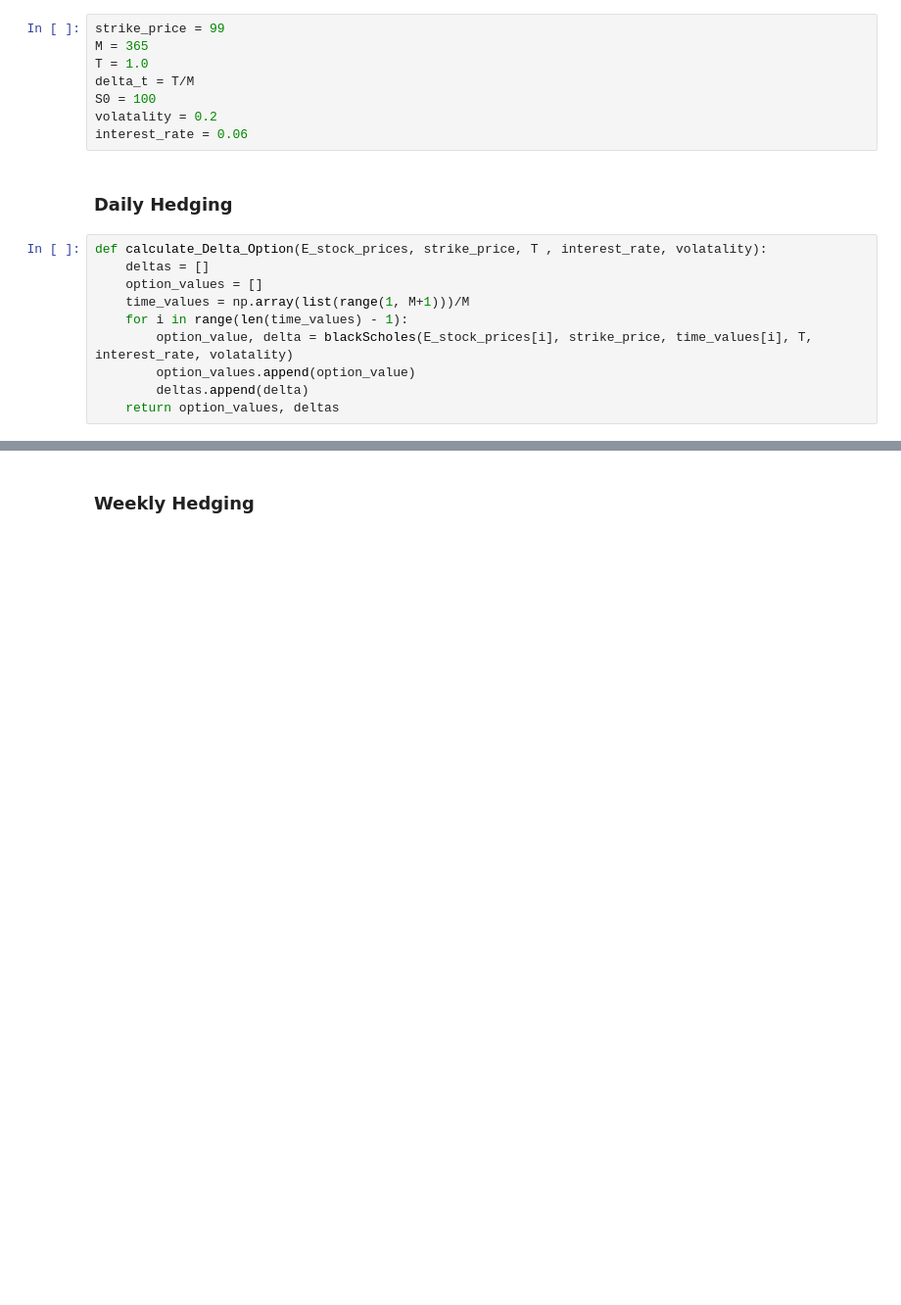
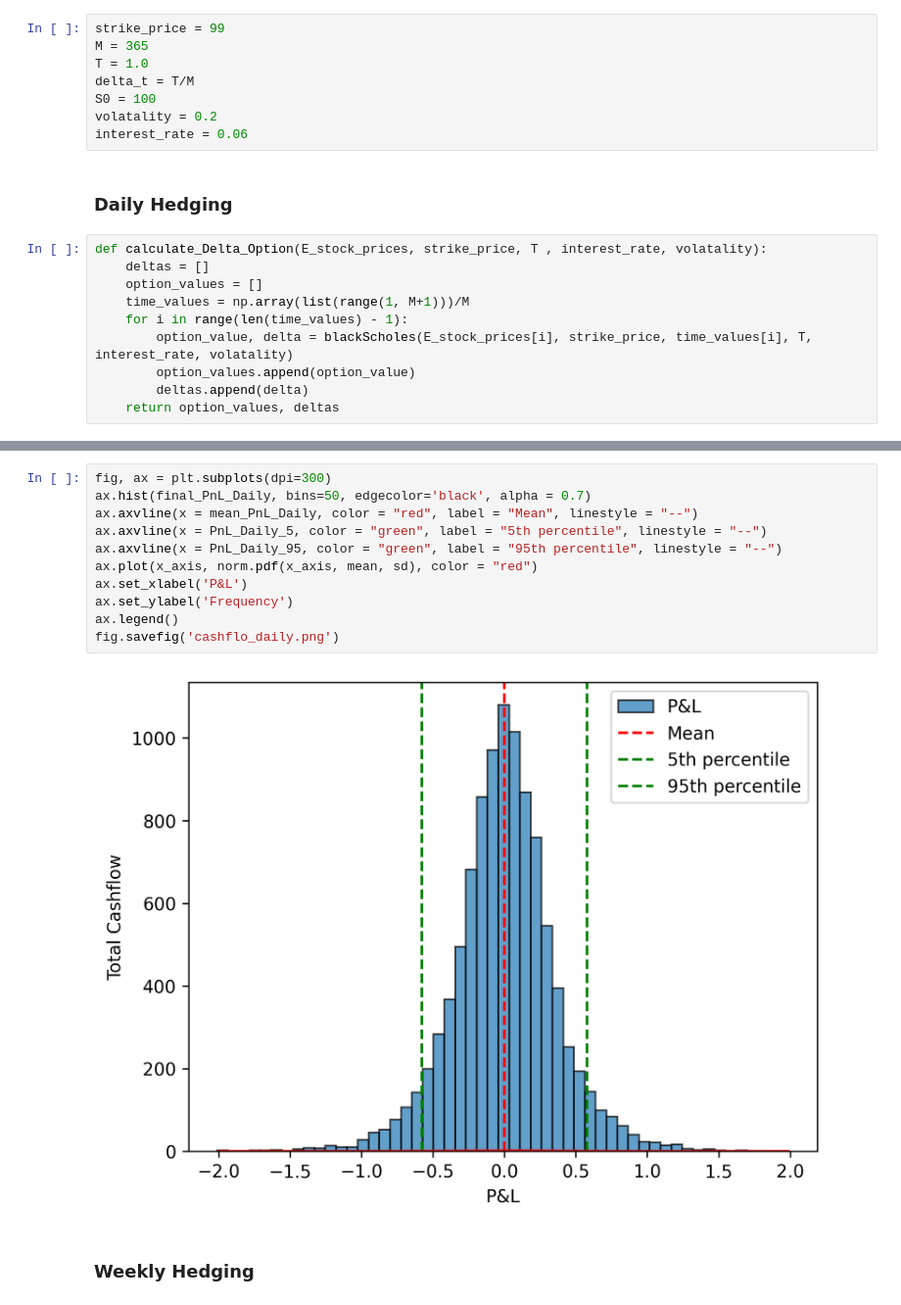
Before and after one commit to NitaiNijholt/ComputationalFinance, a Jupyter notebook: Assignments/Assignment_1/Assign1.ipynb, the cells around one changed output, grey strips where cells are left out. Shown at 98% size. Cells and saved outputs as stored; diff of their text form; blank space fills up the shorter version.

```diff
--- a/Assignments/Assignment_1/Assign1.ipynb
+++ b/Assignments/Assignment_1/Assign1.ipynb
@@ -673,3 +647,16 @@ ax.plot(np.arange(1000),(np.array(total_cost) + np.array(pay_received)))
+# %%
+fig, ax = plt.subplots(dpi=300)
+ax.hist(final_PnL_Daily, bins=50, edgecolor='black', alpha = 0.7)
+ax.axvline(x = mean_PnL_Daily, color = "red", label = "Mean", linestyle = "--")
+ax.axvline(x = PnL_Daily_5, color = "green", label = "5th percentile", linestyle = "--")
+ax.axvline(x = PnL_Daily_95, color = "green", label = "95th percentile", linestyle = "--")
+ax.plot(x_axis, norm.pdf(x_axis, mean, sd), color = "red")
+ax.set_xlabel('P&L')
+ax.set_ylabel('Frequency')
+ax.legend()
+fig.savefig('cashflo_daily.png')
+# %% [output]
+[figure, added]
 # %% [markdown]
 ### Weekly Hedging
 # %%
```
Also changed, not shown: parts of 36 cells of this notebook.
